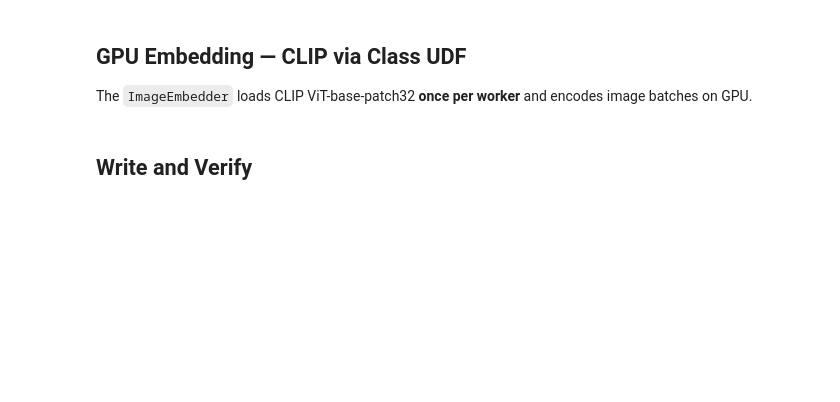
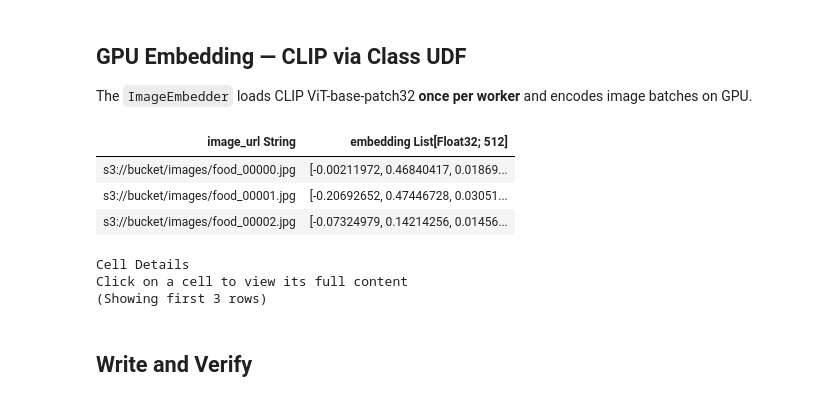
Before and after one commit to slavadubrov/engine-comparison-demo, a Jupyter notebook: notebook/distributed_daft.ipynb, the cells around one changed output. Cells and saved outputs as stored; diff of their text form; code cells hidden in the pictures; blank space fills up the shorter version.

```diff
--- a/notebook/distributed_daft.ipynb
+++ b/notebook/distributed_daft.ipynb
@@ -110,6 +186,7 @@ processed.select("image_url", "resized").show(3)
 The `ImageEmbedder` loads CLIP ViT-base-patch32 **once per worker** and encodes image batches on GPU.
 # %%
 import numpy as np
+import pyarrow as pa
 
 
 @daft.cls
@@ -132,37 +209,59 @@ class ImageEmbedder:
 
     @daft.method.batch(
         return_dtype=daft.DataType.fixed_size_list(daft.DataType.float32(), 512)
     )
     def __call__(self, image_bytes_col):
         import io
         import torch
         from PIL import Image
 
-        default_embedding = np.zeros(512, dtype=np.float32)
+        EMBED_DIM = 512
+        default_embedding = np.zeros(EMBED_DIM, dtype=np.float32)
         embeddings = []
         for img_bytes in image_bytes_col.to_pylist():
             if img_bytes is None:
                 embeddings.append(default_embedding)
                 continue
             try:
                 img = Image.open(io.BytesIO(img_bytes)).convert("RGB")
                 inputs = self.processor(images=img, return_tensors="pt").to(self.device)
                 with torch.no_grad():
                     features = self.model.get_image_features(**inputs)
-                embeddings.append(features[0].cpu().numpy().astype(np.float32))
+                emb = features[0].cpu().numpy().astype(np.float32).flatten()
+                # Ensure exactly EMBED_DIM elements
+                if len(emb) != EMBED_DIM:
+                    padded = np.zeros(EMBED_DIM, dtype=np.float32)
+                    padded[: min(len(emb), EMBED_DIM)] = emb[:EMBED_DIM]
+                    emb = padded
+                embeddings.append(emb)
             except Exception:
                 embeddings.append(default_embedding)
-        return np.array(embeddings, dtype=np.float32)
+
+        # Build a pyarrow FixedSizeListArray directly to avoid casting issues
+        if embeddings:
+            flat = np.concatenate(embeddings).astype(np.float32)
+        else:
+            flat = np.array([], dtype=np.float32)
+        values = pa.array(flat)
+        return pa.FixedSizeListArray.from_arrays(values, list_size=EMBED_DIM)
 
 
 embedder = ImageEmbedder()
 
 embedded = (
-    images.with_column("image_bytes", col("image_url").url.download())
+    images.with_column("image_bytes", col("image_url").download())
     .with_column("embedding", embedder(col("image_bytes")))
     .exclude("image_bytes")
 )
 embedded.show(3)
+# %% [output]
+| image_url String | embedding List[Float32; 512] |
+| s3://bucket/images/food_00000.jpg | [-0.00211972, 0.46840417, 0.01869... |
+| s3://bucket/images/food_00001.jpg | [-0.20692652, 0.47446728, 0.03051... |
+| s3://bucket/images/food_00002.jpg | [-0.07324979, 0.14214256, 0.01456... |
+Cell Details
+Click on a cell to view its full content
+(Showing first 3 rows)
 # %% [markdown]
 ## Write and Verify
 # %%
```
Also changed, not shown: parts of 10 cells of this notebook.
